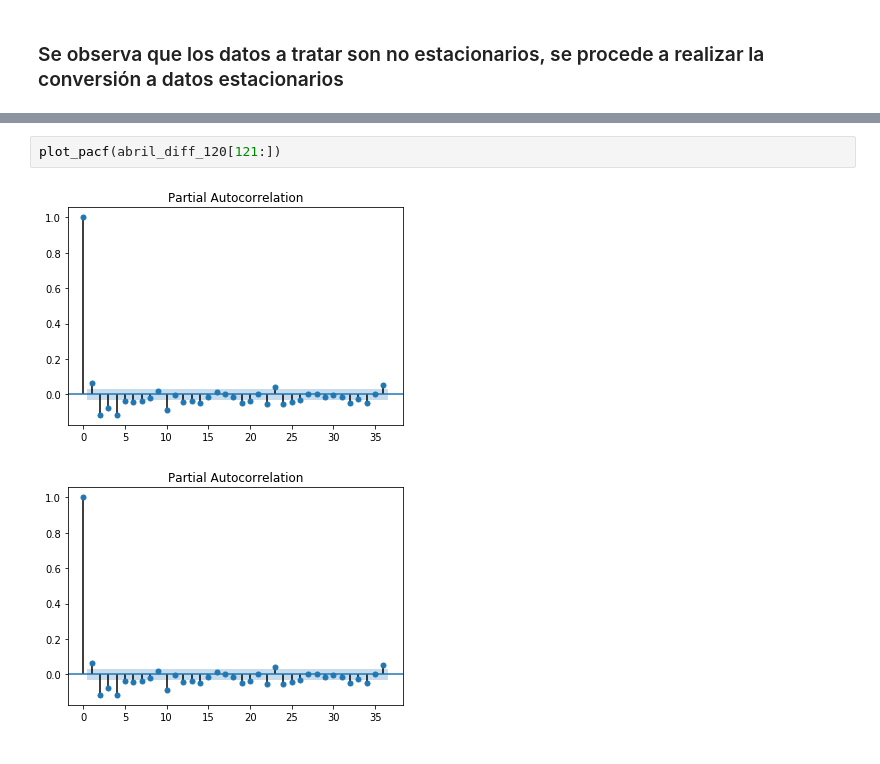
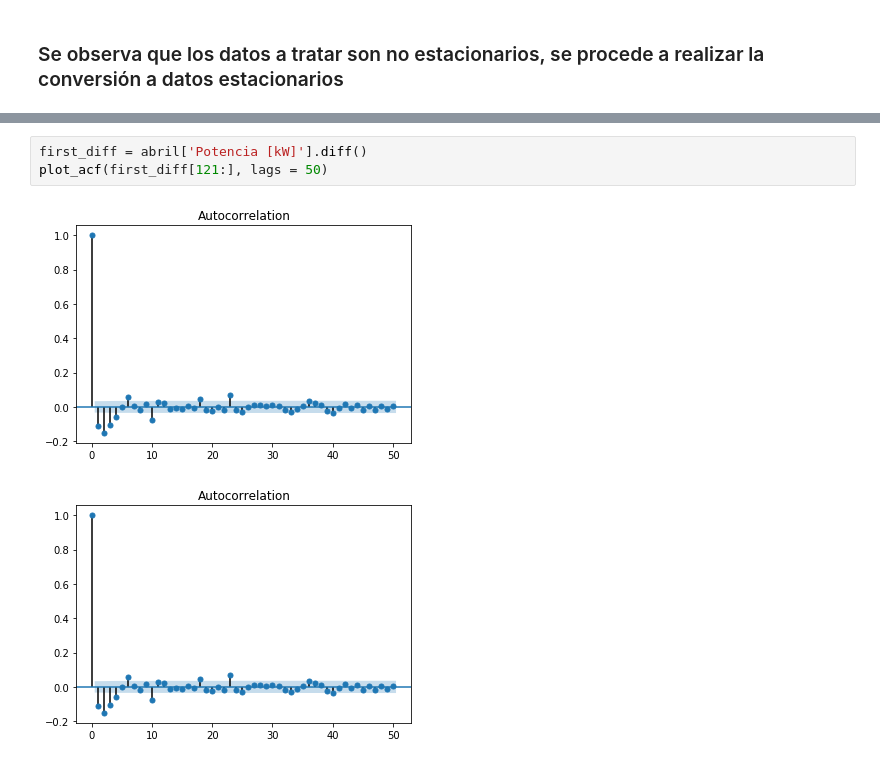
Before and after one commit to only-Robin/Proyecto-Electronica, a Jupyter notebook: DATOS SOLAR/Pre procesados/SARIMAX.ipynb, the cells around one changed output, grey strips where cells are left out. Saved outputs shown, nothing was run; the diff lists cells and outputs as text.

```diff
--- a/DATOS SOLAR/Pre procesados/SARIMAX.ipynb
+++ b/DATOS SOLAR/Pre procesados/SARIMAX.ipynb
@@ -94,5 +134,6 @@ plot_acf(abril_diff_120[121:])
-# %%
-plot_pacf(abril_diff_120[121:])
-# %% [output]
-[figure, removed]
-[figure, removed]
+# %%
+first_diff = abril['Potencia [kW]'].diff()
+plot_acf(first_diff[121:], lags = 50)
+# %% [output]
+[figure, added]
+[figure, added]
```
Also changed, not shown: parts of 20 cells of this notebook, 12 other files.
